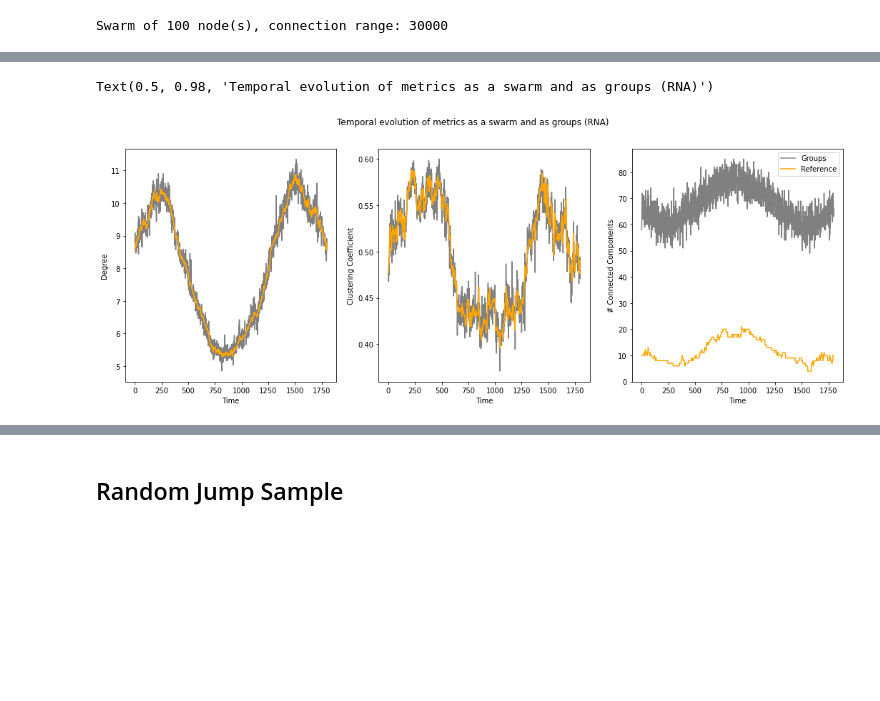
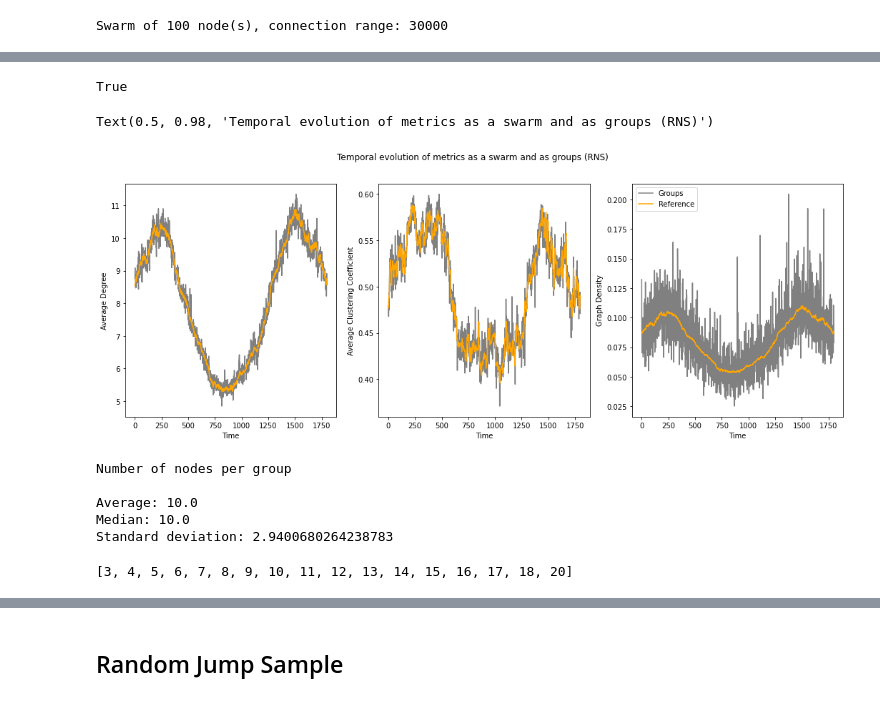
Before and after one commit to eakopyan/SwarmPy_Simulator, a Jupyter notebook: src/network_mining.ipynb, the cells around one changed output, grey strips where cells are left out. Drawn from its saved outputs; the diff is of its cells as text; code cells hidden in the pictures; blank space fills up the shorter version.

```diff
--- a/src/network_mining.ipynb
+++ b/src/network_mining.ipynb
@@ -278,4 +303,5 @@ Standard deviation of the number of connected components: 1.99
 # %%
+CONNECTION_RANGE = 30000
 swarm_topo = {}
 time = 1800
 
@@ -285,7 +311,7 @@ for t in range(time):
         nodes=[Node(id, node[str(t)].x, node[str(t)].y, node[str(t)].z) for id,node in satellites.items()]
     )
 
-print(swarm_topo[10])
+print(swarm_topo[0])
 
 for t in swarm_topo.keys():
     neighbor_matrix = swarm_topo[t].neighbor_matrix()
@@ -335,38 +359,77 @@ print(group_swarms[0][0])
+# %%
+# Reference temporal evolution: Average Degree, Graph Density, Average Clustering Coefficient
+ref_ad, ref_gd, ref_acc = [], [], []
+
+for t,swarm in swarm_topo.items():
+    ref_ad.append(np.mean(swarm.degree()))
+    ref_gd.append(graph_density(swarm))
+    ref_acc.append(np.mean(swarm.cluster_coef()))
 # %%
-# Group temporal evolution
-group_degree, group_cluster, group_cc = [], [], []
+# Group temporal evolution: Average Degree, Graph Density, Average Clustering Coefficient
+group_ad, group_gd, group_acc = [], [], []
 
 for t,swarms in group_swarms.items():
-    group_degree.append(np.mean([np.mean(sw.degree()) for sw in swarms]))
-    group_cluster.append(np.mean([np.mean(sw.cluster_coef()) for sw in swarms]))
-    group_cc.append(np.sum([len(sw.connected_components()) for sw in swarms]))
+    group_ad.append(np.mean([np.mean(sw.degree()) for sw in swarms]))
+    group_gd.append(np.mean([graph_density(sw) for sw in swarms]))
+    group_acc.append(np.mean([np.mean(sw.cluster_coef()) for sw in swarms]))
 
-len(ref_degree) == len(group_degree)
+len(ref_ad) == len(group_ad)
+# %% [output]
+True
 # %%
 # Plot the group/reference evolution
 fig,axes = plt.subplots(ncols=3, figsize=(18,6))
-idx = np.arange(len(ref_degree))
+idx = np.arange(len(ref_ad))
 
 ax = axes[0]
-ax.plot(idx, group_degree, c='gray')
-ax.plot(idx, ref_degree, c='orange')
+ax.plot(idx, group_ad, c='gray')
+ax.plot(idx, ref_ad, c='orange')
 ax.set_xlabel('Time')
-ax.set_ylabel('Degree')
+ax.set_ylabel('Average Degree')
 
 ax = axes[1]
-ax.plot(idx, group_cluster, c='gray')
-ax.plot(idx, ref_cluster, c='orange')
+ax.plot(idx, group_acc, c='gray')
+ax.plot(idx, ref_acc, c='orange')
 ax.set_xlabel('Time')
-ax.set_ylabel('Clustering Coefficient')
+ax.set_ylabel('Average Clustering Coefficient')
 
 ax = axes[2]
-ax.plot(idx, group_cc, c='gray')
-ax.plot(idx, ref_cc, c='orange')
+ax.plot(idx, group_gd, c='gray')
+ax.plot(idx, ref_gd, c='orange')
 ax.set_xlabel('Time')
-ax.set_ylabel('# Connected Components')
+ax.set_ylabel('Graph Density')
 ax.legend(['Groups','Reference'])
 
-plt.suptitle('Temporal evolution of metrics as a swarm and as groups (RNA)')
+plt.suptitle('Temporal evolution of metrics as a swarm and as groups (RNS)')
 # %% [output]
-Text(0.5, 0.98, 'Temporal evolution of metrics as a swarm and as groups (RNA)')
+Text(0.5, 0.98, 'Temporal evolution of metrics as a swarm and as groups (RNS)')
-[figure, old version]
+[figure, new version]
+# %%
+comm_data = groups[1] # Dict(comm_id:list(count))
+group_distrib_list = [e for distribs in comm_data.values() for e in distribs]
+
+print('Number of nodes per group\n')
+print('Average:', np.mean(group_distrib_list))
+print('Median:', np.median(group_distrib_list))
+print('Standard deviation:', np.std(group_distrib_list))
+
+distrib = Counter(group_distrib_list)
+
+labels = sorted(distrib.keys())
+x_pos = np.arange(min(labels), max(labels)+1)
+data = []
+for k in x_pos:
+       x = 0
+       if k in labels:
+              x = distrib[k]
+       data.append(x)
+# %% [output]
+Number of nodes per group
+
+Average: 10.0
+Median: 10.0
+Standard deviation: 2.9400680264238783
+# %%
+sorted(distrib.keys())
+# %% [output]
+[3, 4, 5, 6, 7, 8, 9, 10, 11, 12, 13, 14, 15, 16, 17, 18, 20]
```
Also changed, not shown: parts of 17 cells of this notebook, 5 other files.
